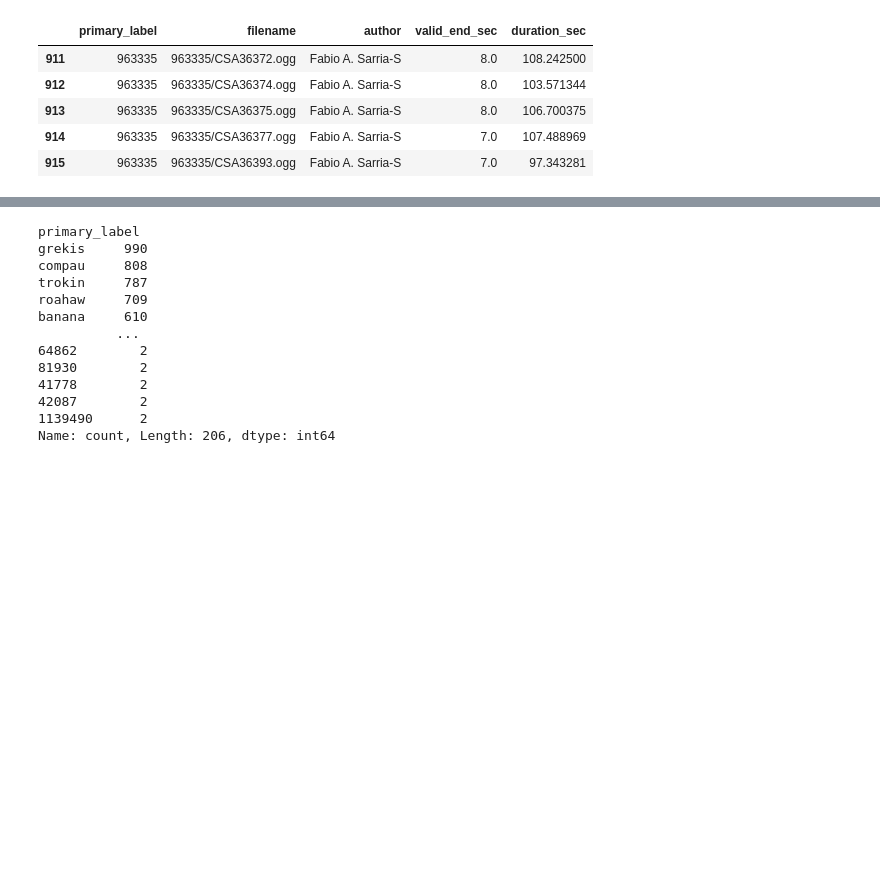
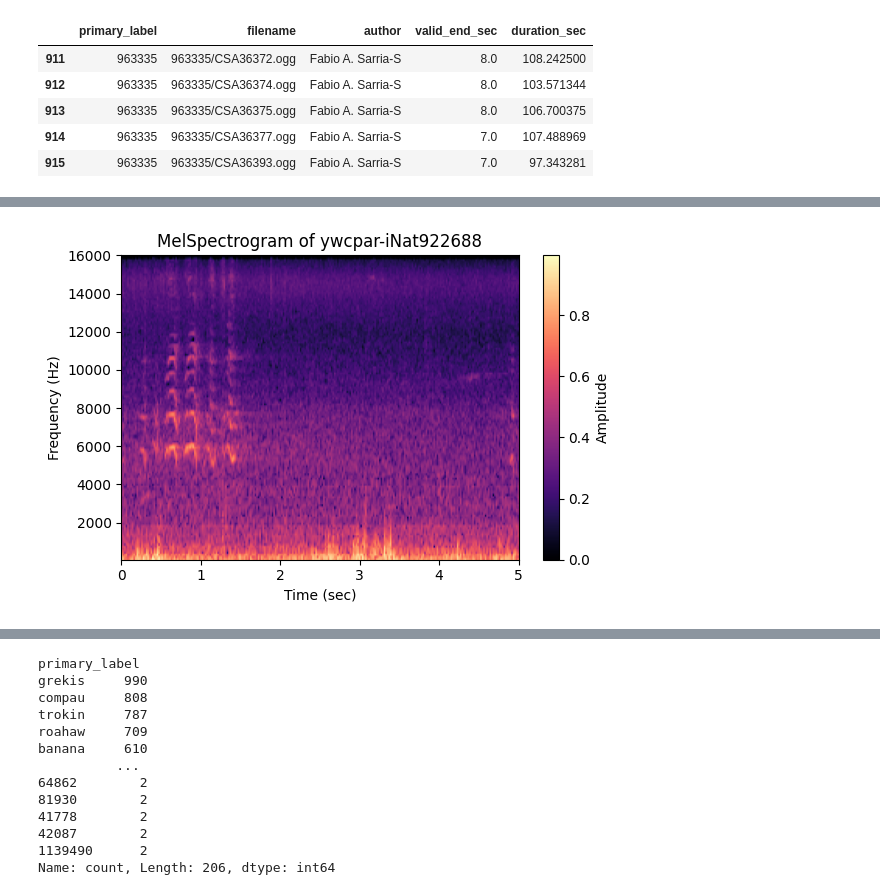
Before and after one commit to junya737/birdclef-2025, a Jupyter notebook: scripts/generate_melspec_safezone.ipynb, the cells around one changed output, grey strips where cells are left out. Cells and saved outputs as stored; diff of their text form; code cells hidden in the pictures; blank space fills up the shorter version.

Commit message:
Use crop strategy

```diff
--- a/scripts/generate_melspec_safezone.ipynb
+++ b/scripts/generate_melspec_safezone.ipynb
@@ -364,7 +364,7 @@ def crop_audio(audio_data: np.ndarray, target_samples: int, strategy='center'):
 
     if strategy == 'head':
         # 1秒遅らせて開始（ただし収まらない場合は0から）
-        buffer = int(1.0 * config.FS)
+        buffer = int(0 * config.FS)
         start_idx = min(buffer, total_samples - target_samples)
     elif strategy == 'tail':
         start_idx = total_samples - target_samples
@@ -434,7 +434,7 @@ def process_row(row):
         except ValueError:
             pass
 
-        clip = crop_audio(usable_audio, target_samples, strategy="center")  # strategyはcenter固定 or 任意でも可
+        clip = crop_audio(usable_audio, target_samples, strategy=strategy)  # strategyはcenter固定 or 任意でも可
         if len(clip) < target_samples:
             clip = np.pad(clip, (0, target_samples - len(clip)), mode='constant')
         mel = audio2melspec(clip)
@@ -678,0 +695,6 @@ df
+# %%
+
+utils_lib.plot_melspectrogram(all_bird_data, "ywcpar-iNat922688")
+utils_lib.play_audio("ywcpar/iNat922688.ogg", config.train_datadir)
+# %% [output]
+[figure, added]
```
Also changed, not shown: parts of 5 cells of this notebook.
